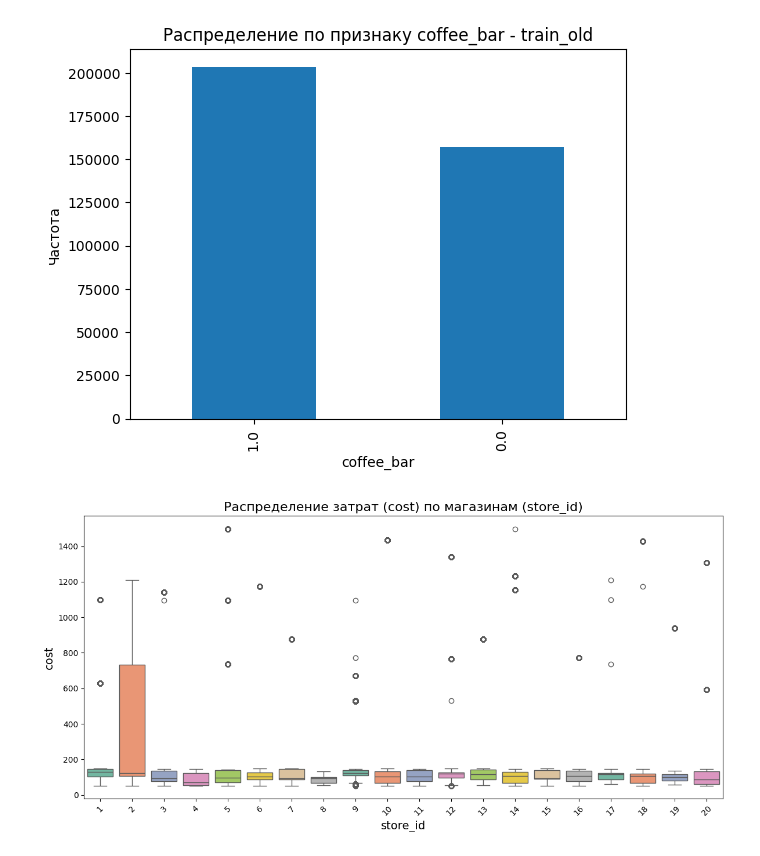
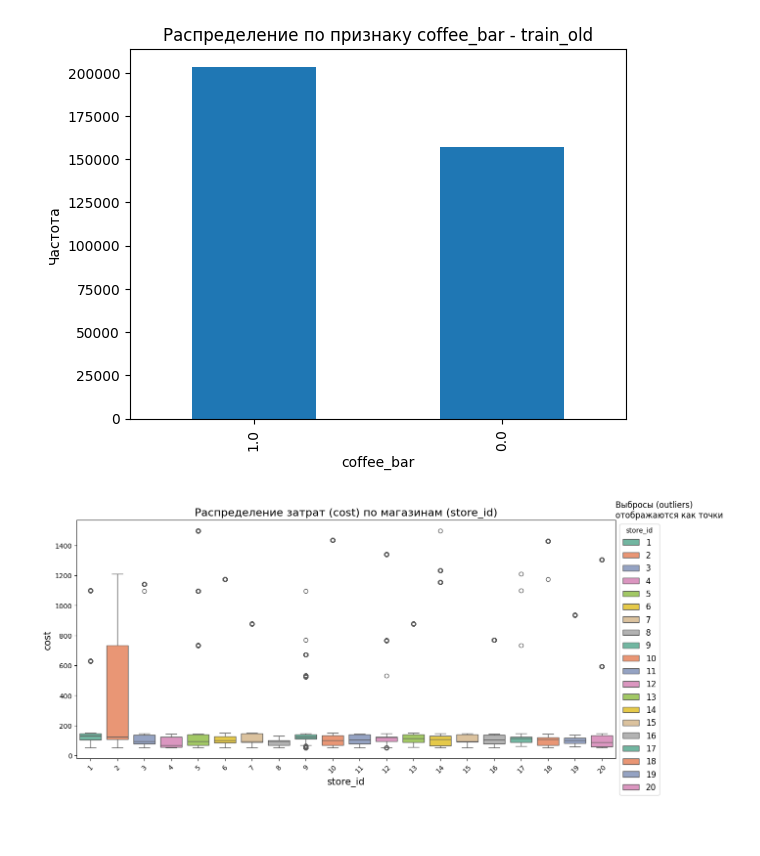
Before and after one commit to pp1e/omnissiah, a Jupyter notebook: ДЗ2_10.ipynb, the cells around one changed output. Saved outputs shown, nothing was run; the diff lists cells and outputs as text; code cells hidden in the pictures; blank space fills up the shorter version.

```diff
--- a/ДЗ2_10.ipynb
+++ b/ДЗ2_10.ipynb
@@ -416,12 +439,15 @@ plt.show()
 [figure]
 # %%
 plt.figure(figsize=(12, 6))
-sns.boxplot(data=train, x='*store_id', y='cost', hue='*store_id', palette='Set2', legend=False)
+sns.boxplot(data=train, x='*store_id', y='cost', hue='*store_id', palette='Set2', legend=True)
 plt.title('Распределение затрат (cost) по магазинам (store_id)', fontsize=16)
 plt.xlabel('store_id', fontsize=14)
 plt.ylabel('cost', fontsize=14)
 plt.xticks(rotation=45)
 plt.tight_layout()
+plt.legend(title='store_id', loc='upper left', bbox_to_anchor=(1, 1), fontsize=12)
+plt.text(1, 1, 'Выбросы (outliers)\nотображаются как точки', transform=plt.gca().transAxes,
+         fontsize=12, color='black', ha='left', va='bottom')
 plt.show()
 # %% [output]
-[figure, old version]
+[figure, new version]
```
Also changed, not shown: parts of 1 cell of this notebook.
